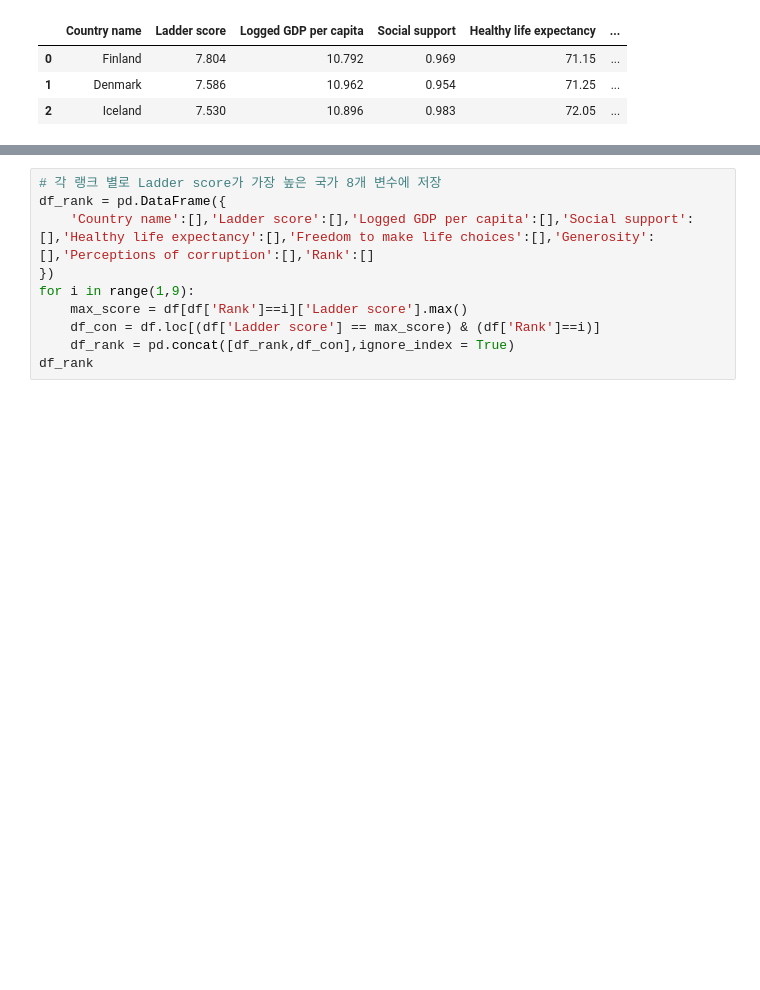
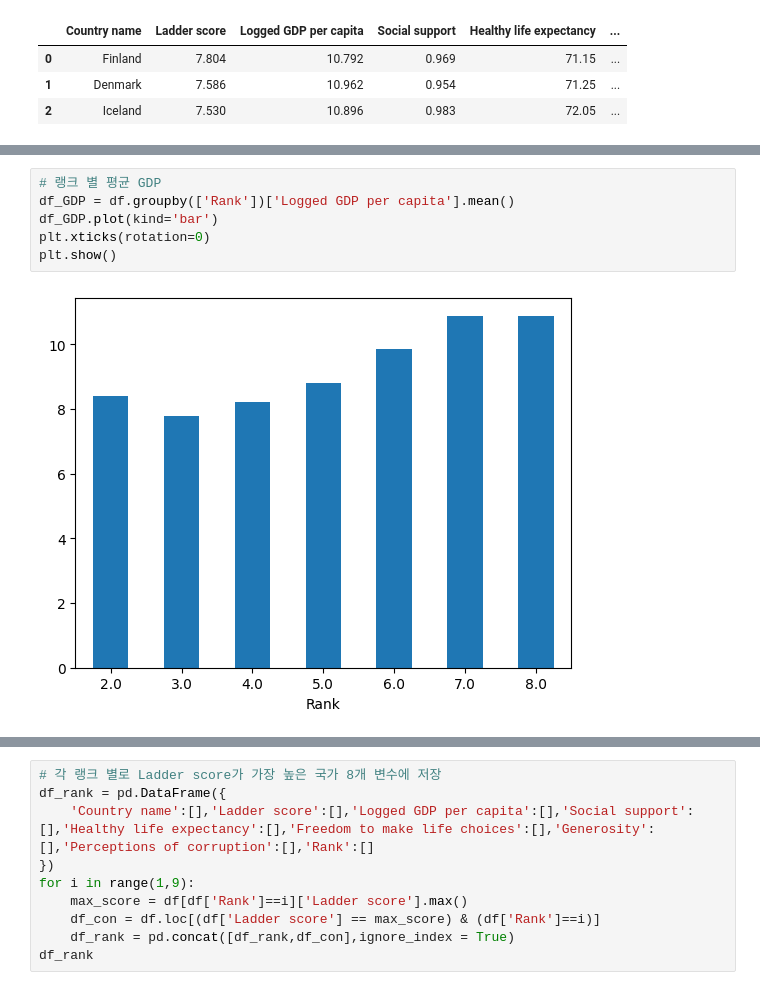
Before and after one commit to baekinwon/Python-study, a Jupyter notebook: World_Happinese_Record.ipynb, the cells around one changed output, grey strips where cells are left out. Drawn from its saved outputs; the diff is of its cells as text; blank space fills up the shorter version.

```diff
--- a/World_Happinese_Record.ipynb
+++ b/World_Happinese_Record.ipynb
@@ -91,0 +119,8 @@ df.head(3)
+# %%
+# 랭크 별 평균 GDP
+df_GDP = df.groupby(['Rank'])['Logged GDP per capita'].mean()
+df_GDP.plot(kind='bar')
+plt.xticks(rotation=0)
+plt.show()
+# %% [output]
+[figure, added]
```
Also changed, not shown: parts of 23 cells of this notebook.
